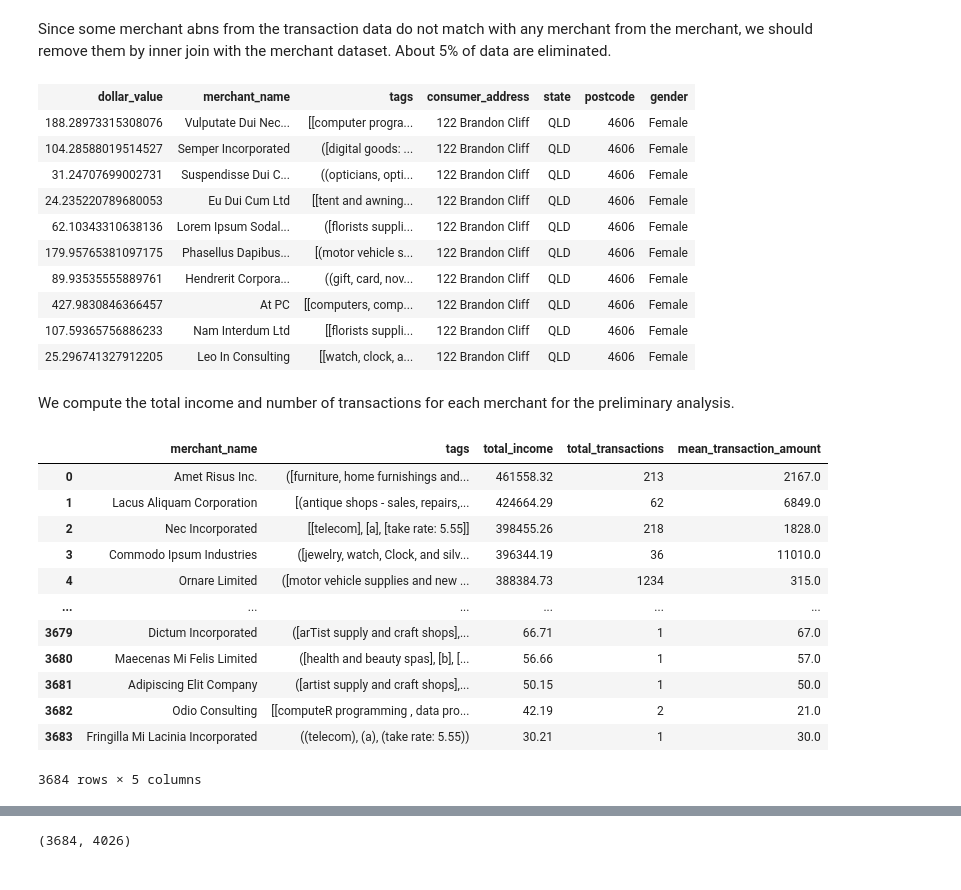
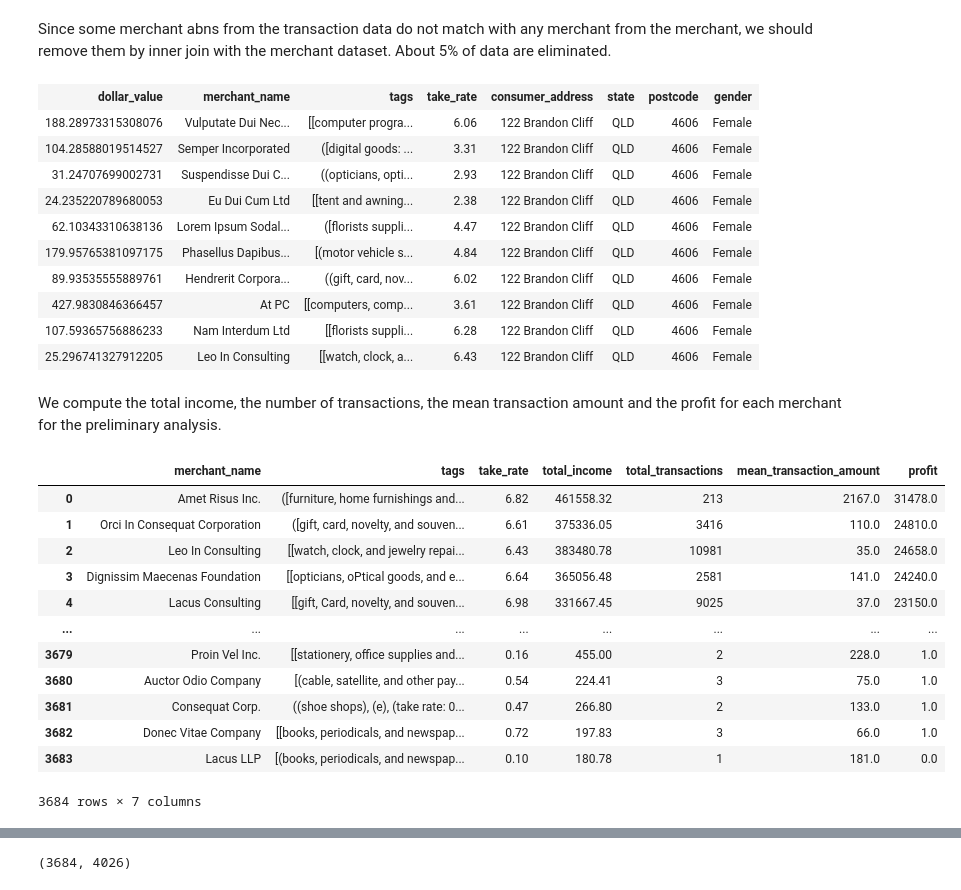
Before and after one commit to MAST30034-Applied-Data-Science/generic-buy-now-pay-later-project-group-33, a Jupyter notebook: notebooks/preliminary analysis.ipynb, the cells around one changed output, grey strips where cells are left out. Cells and saved outputs as stored; diff of their text form; code cells hidden in the pictures.

Commit message:
compute the profit

```diff
--- a/notebooks/preliminary analysis.ipynb
+++ b/notebooks/preliminary analysis.ipynb
@@ -75,3 +78,9 @@ consumer_df =  consumer_id.join(raw_consumer_df, consumer_id.consumer_id == raw_
+# %%
+merchant_df = merchant_df.withColumn('tags_string', split(merchant_df['tags'], ':'))\
+                         .withColumn('rate_string', element_at(col('tags_string'), -1))\
+                         .withColumn('rate_substring', substring('rate_string', 1, 5))\
+                         .withColumn('take_rate', col('rate_substring').cast('double'))\
+                         .drop('rate_string', 'rate_substring', 'tags_string')
 # %%
 transactions_df = raw_transactions_df.join(merchant_df, raw_transactions_df.merchant_abn == merchant_df.merchant_abn, 'inner')\
                            .join(consumer_df, raw_transactions_df.user_id == consumer_df.user_id, 'inner')\
@@ -85,40 +94,41 @@ Since some merchant abns from the transaction data do not match with any merchan
 # %%
 transactions_df.limit(10)
 # %% [output]
-| dollar_value | merchant_name | tags | consumer_address | state | postcode | gender |
-| 188.28973315308076 | Vulputate Dui Nec... | [[computer progra... | 122 Brandon Cliff | QLD | 4606 | Female |
-| 104.28588019514527 | Semper Incorporated | ([digital goods: ... | 122 Brandon Cliff | QLD | 4606 | Female |
-| 31.24707699002731 | Suspendisse Dui C... | ((opticians, opti... | 122 Brandon Cliff | QLD | 4606 | Female |
-| 24.235220789680053 | Eu Dui Cum Ltd | [[tent and awning... | 122 Brandon Cliff | QLD | 4606 | Female |
-| 62.10343310638136 | Lorem Ipsum Sodal... | ([florists suppli... | 122 Brandon Cliff | QLD | 4606 | Female |
-| 179.95765381097175 | Phasellus Dapibus... | [(motor vehicle s... | 122 Brandon Cliff | QLD | 4606 | Female |
-| 89.93535555889761 | Hendrerit Corpora... | ((gift, card, nov... | 122 Brandon Cliff | QLD | 4606 | Female |
-| 427.9830846366457 | At PC | [[computers, comp... | 122 Brandon Cliff | QLD | 4606 | Female |
-| 107.59365756886233 | Nam Interdum Ltd | [[florists suppli... | 122 Brandon Cliff | QLD | 4606 | Female |
-| 25.296741327912205 | Leo In Consulting | [[watch, clock, a... | 122 Brandon Cliff | QLD | 4606 | Female |
+| dollar_value | merchant_name | tags | take_rate | consumer_address | state | postcode | gender |
+| 188.28973315308076 | Vulputate Dui Nec... | [[computer progra... | 6.06 | 122 Brandon Cliff | QLD | 4606 | Female |
+| 104.28588019514527 | Semper Incorporated | ([digital goods: ... | 3.31 | 122 Brandon Cliff | QLD | 4606 | Female |
+| 31.24707699002731 | Suspendisse Dui C... | ((opticians, opti... | 2.93 | 122 Brandon Cliff | QLD | 4606 | Female |
+| 24.235220789680053 | Eu Dui Cum Ltd | [[tent and awning... | 2.38 | 122 Brandon Cliff | QLD | 4606 | Female |
+| 62.10343310638136 | Lorem Ipsum Sodal... | ([florists suppli... | 4.47 | 122 Brandon Cliff | QLD | 4606 | Female |
+| 179.95765381097175 | Phasellus Dapibus... | [(motor vehicle s... | 4.84 | 122 Brandon Cliff | QLD | 4606 | Female |
+| 89.93535555889761 | Hendrerit Corpora... | ((gift, card, nov... | 6.02 | 122 Brandon Cliff | QLD | 4606 | Female |
+| 427.9830846366457 | At PC | [[computers, comp... | 3.61 | 122 Brandon Cliff | QLD | 4606 | Female |
+| 107.59365756886233 | Nam Interdum Ltd | [[florists suppli... | 6.28 | 122 Brandon Cliff | QLD | 4606 | Female |
+| 25.296741327912205 | Leo In Consulting | [[watch, clock, a... | 6.43 | 122 Brandon Cliff | QLD | 4606 | Female |
 # %% [markdown]
-We compute the total income and number of transactions for each merchant for the preliminary analysis.
+We compute the total income, the number of transactions, the mean transaction amount and the profit for each merchant for the preliminary analysis.
 # %%
-merchant_income = transactions_df.groupBy('merchant_name', 'tags')\
+merchant_detail = transactions_df.groupBy('merchant_name', 'tags', 'take_rate')\
                   .agg(
                        F.round(F.sum('dollar_value'),2).alias('total_income'),
-                       F.count('merchant_name').alias('total_transactions'))\
-                  .orderBy('total_income', ascending = False)\
-                  .withColumn('mean_transaction_amount',  F.round(F.col('total_income')/F.col('total_transactions')))
+                       F.count('merchant_name').alias('total_transactions'), )\
+                  .withColumn('mean_transaction_amount',  F.round(F.col('total_income')/F.col('total_transactions')))\
+                  .withColumn('profit',  F.round(F.col('total_income')*F.col('take_rate')/100))\
+                  .orderBy('profit', ascending = False)
 # %%
-merchant_income.toPandas()
+merchant_detail.toPandas()
 # %% [output]
-|  | merchant_name | tags | total_income | total_transactions | mean_transaction_amount |
-| 0 | Amet Risus Inc. | ([furniture, home furnishings and... | 461558.32 | 213 | 2167.0 |
-| 1 | Lacus Aliquam Corporation | [(antique shops - sales, repairs,... | 424664.29 | 62 | 6849.0 |
-| 2 | Nec Incorporated | [[telecom], [a], [take rate: 5.55]] | 398455.26 | 218 | 1828.0 |
-| 3 | Commodo Ipsum Industries | ([jewelry, watch, Clock, and silv... | 396344.19 | 36 | 11010.0 |
-| 4 | Ornare Limited | ([motor vehicle supplies and new ... | 388384.73 | 1234 | 315.0 |
-| ... | ... | ... | ... | ... | ... |
-| 3679 | Dictum Incorporated | ([arTist supply and craft shops],... | 66.71 | 1 | 67.0 |
-| 3680 | Maecenas Mi Felis Limited | ([health and beauty spas], [b], [... | 56.66 | 1 | 57.0 |
-| 3681 | Adipiscing Elit Company | ([artist supply and craft shops],... | 50.15 | 1 | 50.0 |
-| 3682 | Odio Consulting | [[computeR programming , data pro... | 42.19 | 2 | 21.0 |
-| 3683 | Fringilla Mi Lacinia Incorporated | ((telecom), (a), (take rate: 5.55)) | 30.21 | 1 | 30.0 |
+|  | merchant_name | tags | take_rate | total_income | total_transactions | mean_transaction_amount | profit |
+| 0 | Amet Risus Inc. | ([furniture, home furnishings and... | 6.82 | 461558.32 | 213 | 2167.0 | 31478.0 |
+| 1 | Orci In Consequat Corporation | ([gift, card, novelty, and souven... | 6.61 | 375336.05 | 3416 | 110.0 | 24810.0 |
+| 2 | Leo In Consulting | [[watch, clock, and jewelry repai... | 6.43 | 383480.78 | 10981 | 35.0 | 24658.0 |
+| 3 | Dignissim Maecenas Foundation | [[opticians, oPtical goods, and e... | 6.64 | 365056.48 | 2581 | 141.0 | 24240.0 |
+| 4 | Lacus Consulting | [[gift, Card, novelty, and souven... | 6.98 | 331667.45 | 9025 | 37.0 | 23150.0 |
+| ... | ... | ... | ... | ... | ... | ... | ... |
+| 3679 | Proin Vel Inc. | [[stationery, office supplies and... | 0.16 | 455.00 | 2 | 228.0 | 1.0 |
+| 3680 | Auctor Odio Company | [(cable, satellite, and other pay... | 0.54 | 224.41 | 3 | 75.0 | 1.0 |
+| 3681 | Consequat Corp. | ((shoe shops), (e), (take rate: 0... | 0.47 | 266.80 | 2 | 133.0 | 1.0 |
+| 3682 | Donec Vitae Company | [[books, periodicals, and newspap... | 0.72 | 197.83 | 3 | 66.0 | 1.0 |
+| 3683 | Lacus LLP | [(books, periodicals, and newspap... | 0.10 | 180.78 | 1 | 181.0 | 0.0 |
-3684 rows × 5 columns
+3684 rows × 7 columns
 # %%
```
Also changed, not shown: parts of 10 cells of this notebook, 1 other file.
